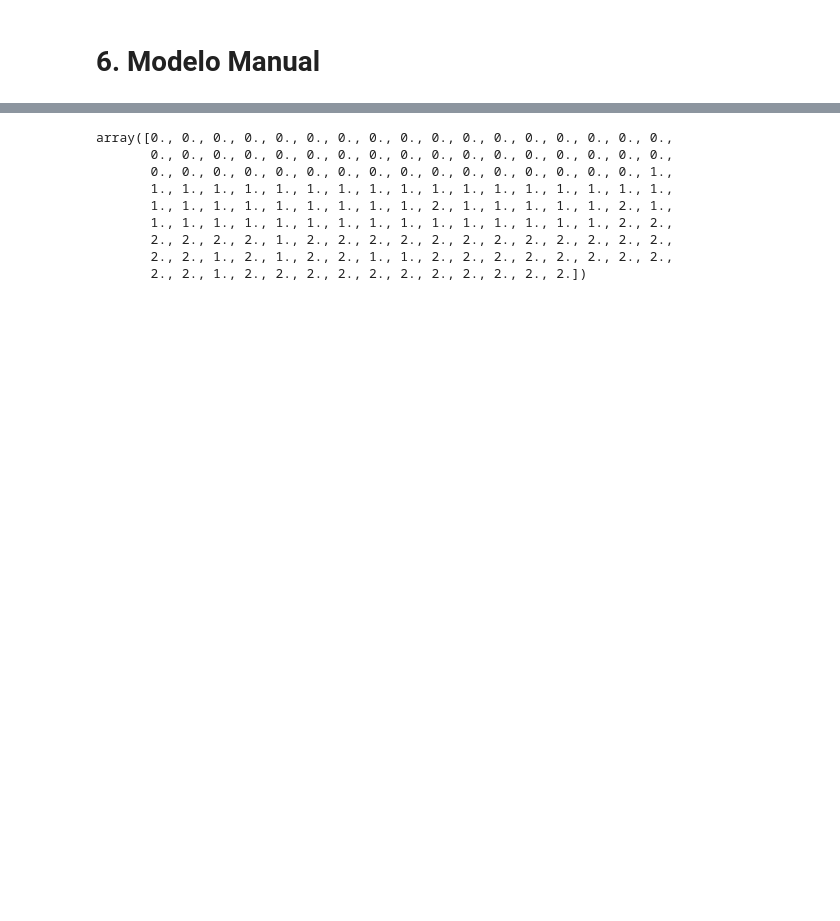
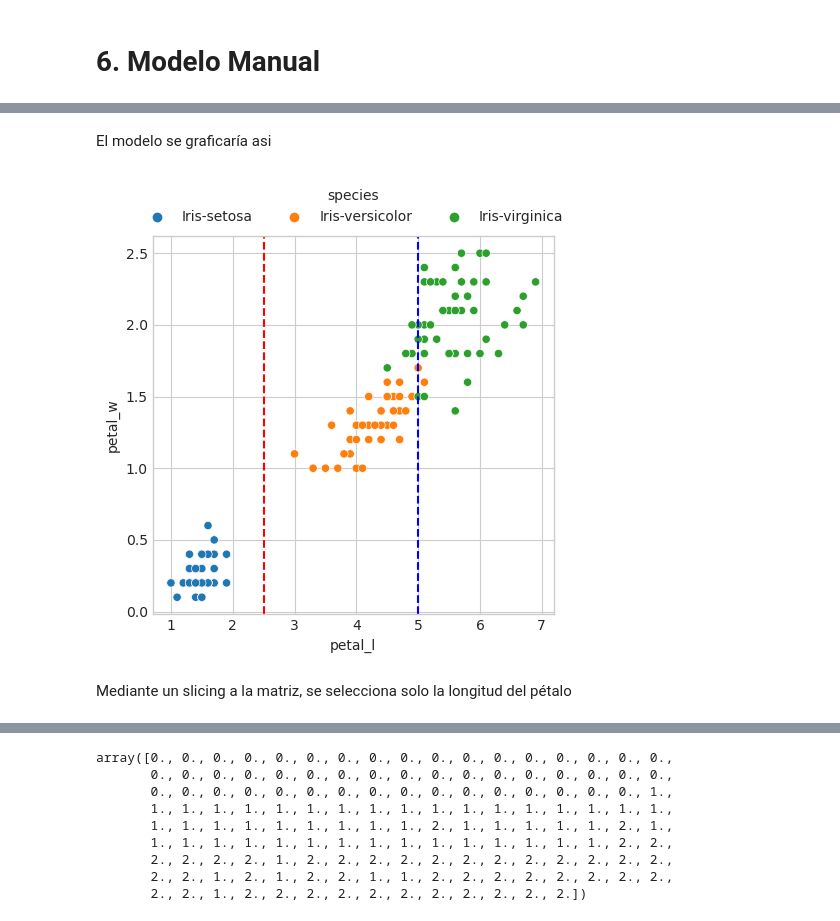
Before and after one commit to JoePortilla/IrisDataset-Classification, a Jupyter notebook: IrisDataset-Classification.ipynb, the cells around one changed output, grey strips where cells are left out. Drawn from its saved outputs; the diff is of its cells as text; code cells hidden in the pictures; blank space fills up the shorter version.

```diff
--- a/IrisDataset-Classification.ipynb
+++ b/IrisDataset-Classification.ipynb
@@ -156,0 +211,16 @@ this is basically our model this single the single function here with with very
+# %% [markdown]
+El modelo se graficaría asi
+# %%
+# Ajustes de la figura de Matplotlib
+fig, ax = plt.subplots(figsize=(5, 5))
+
+sns.scatterplot(data=df, x="petal_l", y="petal_w", ax=ax, hue="species")
+ax.axvline(x=2.5, color='r', linestyle='--')
+ax.axvline(x=5, color='b', linestyle='--')
+sns.move_legend(ax, "lower center", bbox_to_anchor=(.5, 1), ncol=3, frameon=False)
+
+plt.tight_layout()
+# %% [output]
+[figure, added]
+# %% [markdown]
+Mediante un slicing a la matriz, se selecciona solo la longitud del pétalo
```
Also changed, not shown: parts of 37 cells of this notebook.
